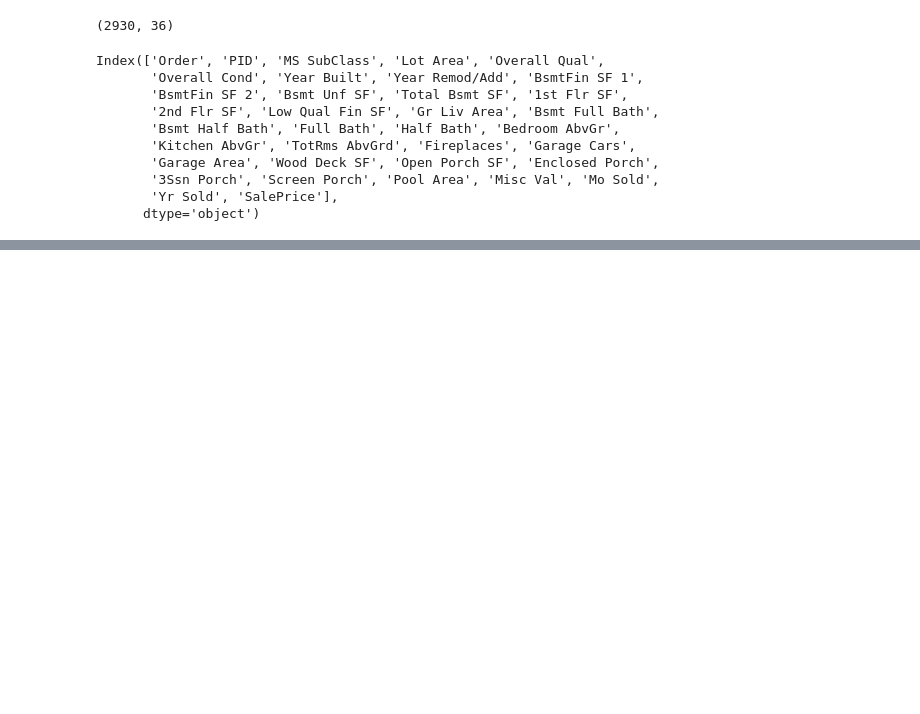
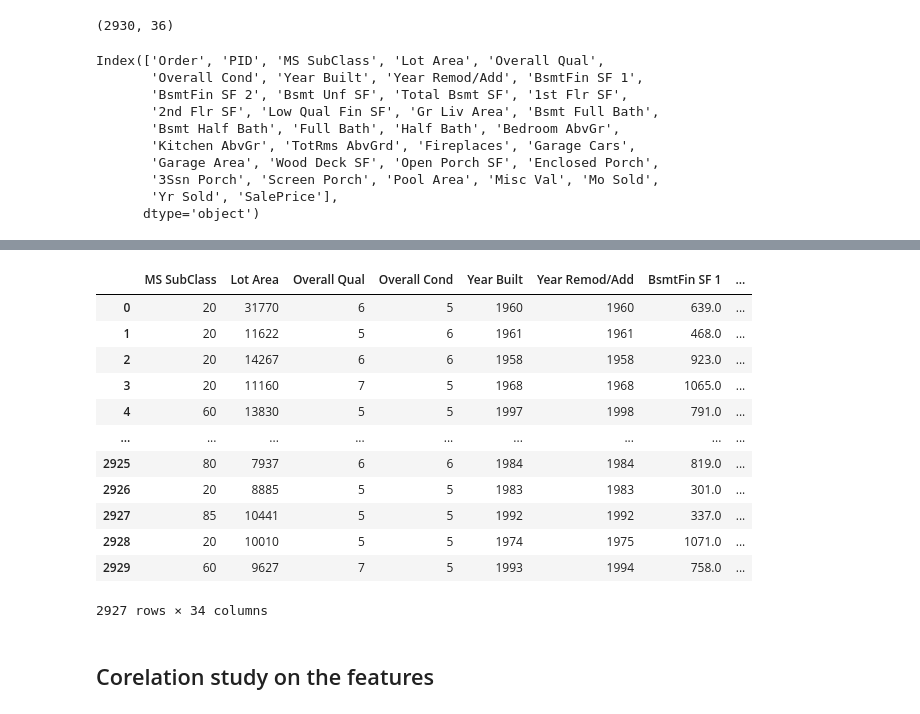
Before and after one commit to joeng2004/dataQuest, a Jupyter notebook: Part 7 ML Intro/VI Guided Project Predicting House sale price/My own works.ipynb, the cells around one changed output, grey strips where cells are left out. Drawn from its saved outputs; the diff is of its cells as text; code cells hidden in the pictures; blank space fills up the shorter version.

```diff
--- a/Part 7 ML Intro/VI Guided Project Predicting House sale price/My own works.ipynb
+++ b/Part 7 ML Intro/VI Guided Project Predicting House sale price/My own works.ipynb
@@ -125,0 +311,18 @@ len(numerical_feature)
+# %%
+imputed_df[imputed_df['Overall Qual']>0]
+# %% [output]
+|  | MS SubClass | Lot Area | Overall Qual | Overall Cond | Year Built | Year Remod/Add | BsmtFin SF 1 | ... |
+| 0 | 20 | 31770 | 6 | 5 | 1960 | 1960 | 639.0 | ... |
+| 1 | 20 | 11622 | 5 | 6 | 1961 | 1961 | 468.0 | ... |
+| 2 | 20 | 14267 | 6 | 6 | 1958 | 1958 | 923.0 | ... |
+| 3 | 20 | 11160 | 7 | 5 | 1968 | 1968 | 1065.0 | ... |
+| 4 | 60 | 13830 | 5 | 5 | 1997 | 1998 | 791.0 | ... |
+| ... | ... | ... | ... | ... | ... | ... | ... | ... |
+| 2925 | 80 | 7937 | 6 | 6 | 1984 | 1984 | 819.0 | ... |
+| 2926 | 20 | 8885 | 5 | 5 | 1983 | 1983 | 301.0 | ... |
+| 2927 | 85 | 10441 | 5 | 5 | 1992 | 1992 | 337.0 | ... |
+| 2928 | 20 | 10010 | 5 | 5 | 1974 | 1975 | 1071.0 | ... |
+| 2929 | 60 | 9627 | 7 | 5 | 1993 | 1994 | 758.0 | ... |
+2927 rows × 34 columns
+# %% [markdown]
+## Corelation study on the features
```
Also changed, not shown: parts of 23 cells of this notebook.
